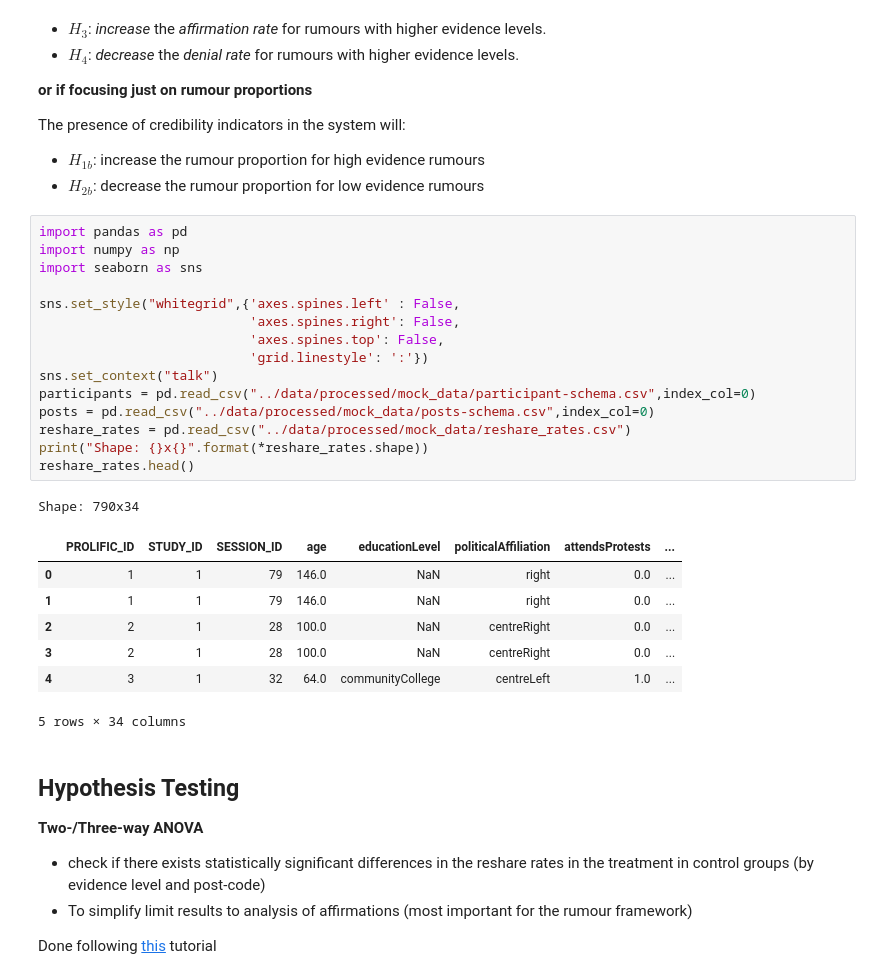
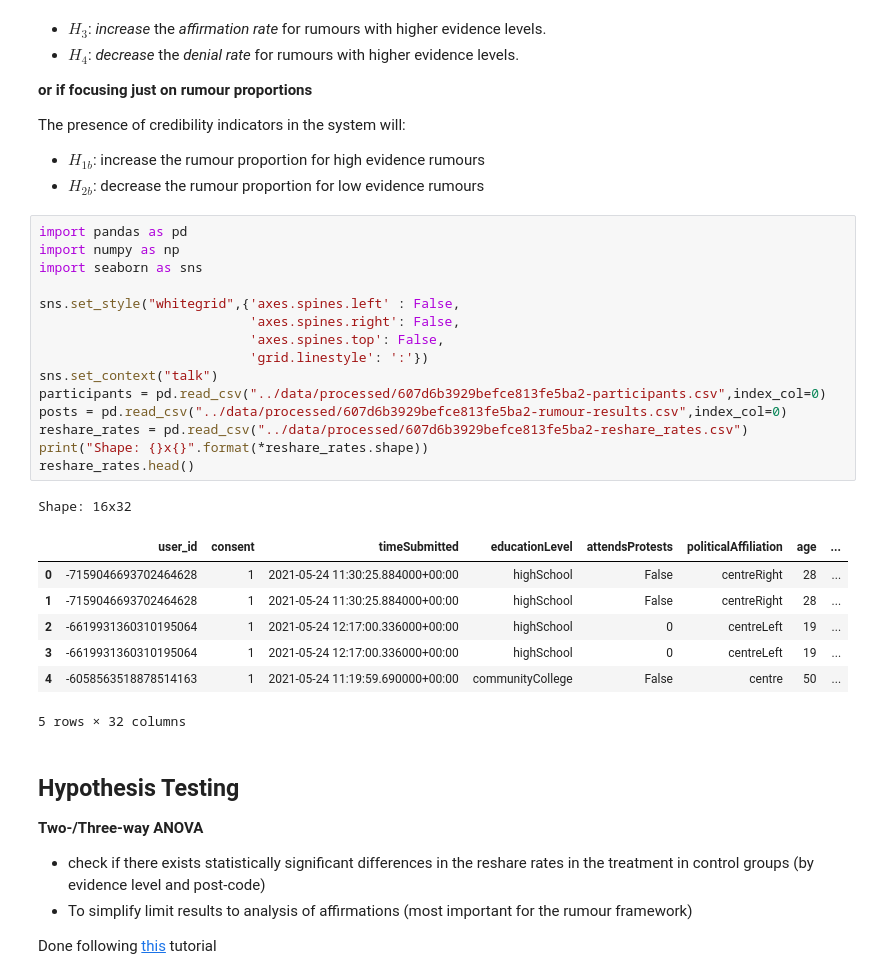
Before and after one commit to cameron-raymond/SDS-Thesis, a Jupyter notebook: notebooks/System_Analysis.ipynb, the cells around one changed output. Drawn from its saved outputs; the diff is of its cells as text.

```diff
--- a/notebooks/System_Analysis.ipynb
+++ b/notebooks/System_Analysis.ipynb
@@ -17,27 +17,27 @@ The presence of credibility indicators in the system will:
 # %%
 import pandas as pd
 import numpy as np
 import seaborn as sns
 
 sns.set_style("whitegrid",{'axes.spines.left' : False,
                            'axes.spines.right': False,
                            'axes.spines.top': False,
                            'grid.linestyle': ':'})
 sns.set_context("talk")
-participants = pd.read_csv("../data/processed/mock_data/participant-schema.csv",index_col=0)
-posts = pd.read_csv("../data/processed/mock_data/posts-schema.csv",index_col=0)
-reshare_rates = pd.read_csv("../data/processed/mock_data/reshare_rates.csv")
+participants = pd.read_csv("../data/processed/607d6b3929befce813fe5ba2-participants.csv",index_col=0)
+posts = pd.read_csv("../data/processed/607d6b3929befce813fe5ba2-rumour-results.csv",index_col=0)
+reshare_rates = pd.read_csv("../data/processed/607d6b3929befce813fe5ba2-reshare_rates.csv")
 print("Shape: {}x{}".format(*reshare_rates.shape))
 reshare_rates.head()
 # %% [output]
-Shape: 790x34
+Shape: 16x32
-|  | PROLIFIC_ID | STUDY_ID | SESSION_ID | age | educationLevel | politicalAffiliation | attendsProtests | ... |
-| 0 | 1 | 1 | 79 | 146.0 | NaN | right | 0.0 | ... |
-| 1 | 1 | 1 | 79 | 146.0 | NaN | right | 0.0 | ... |
-| 2 | 2 | 1 | 28 | 100.0 | NaN | centreRight | 0.0 | ... |
-| 3 | 2 | 1 | 28 | 100.0 | NaN | centreRight | 0.0 | ... |
-| 4 | 3 | 1 | 32 | 64.0 | communityCollege | centreLeft | 1.0 | ... |
+|  | user_id | consent | timeSubmitted | educationLevel | attendsProtests | politicalAffiliation | age | ... |
+| 0 | -7159046693702464628 | 1 | 2021-05-24 11:30:25.884000+00:00 | highSchool | False | centreRight | 28 | ... |
+| 1 | -7159046693702464628 | 1 | 2021-05-24 11:30:25.884000+00:00 | highSchool | False | centreRight | 28 | ... |
+| 2 | -6619931360310195064 | 1 | 2021-05-24 12:17:00.336000+00:00 | highSchool | 0 | centreLeft | 19 | ... |
+| 3 | -6619931360310195064 | 1 | 2021-05-24 12:17:00.336000+00:00 | highSchool | 0 | centreLeft | 19 | ... |
+| 4 | -6058563518878514163 | 1 | 2021-05-24 11:19:59.690000+00:00 | communityCollege | False | centre | 50 | ... |
-5 rows × 34 columns
+5 rows × 32 columns
 # %% [markdown]
 ## Hypothesis Testing
 
```
Also changed, not shown: parts of 2 cells of this notebook, 1 other file.
